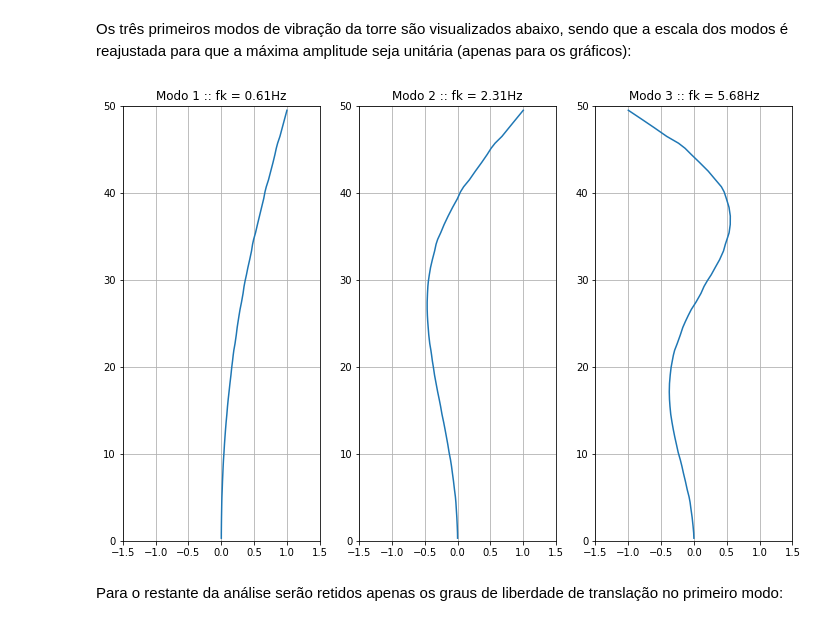
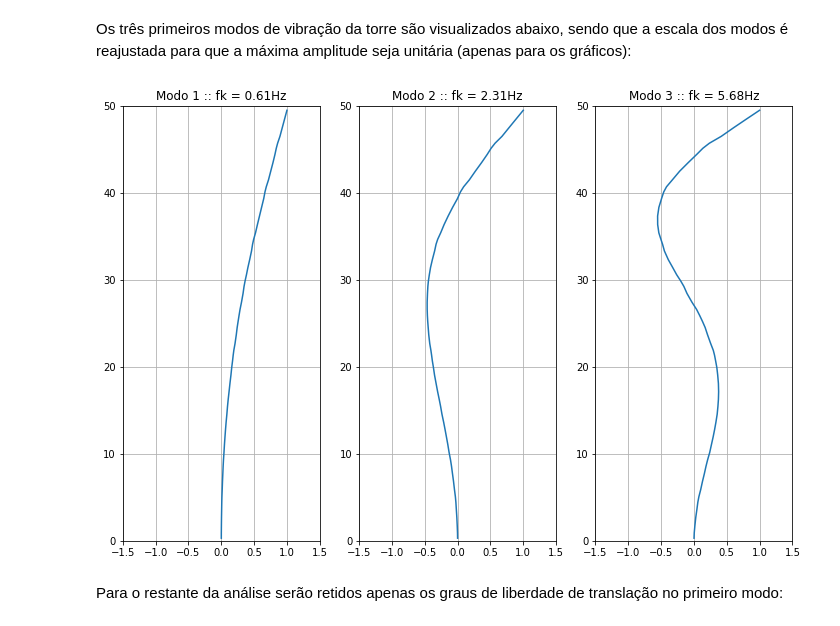
Before and after one commit to mmaiarocha/Tower, a Jupyter notebook: Tower.ipynb, the cells around one changed output. Drawn from its saved outputs; the diff is of its cells as text; code cells hidden in the pictures.

```diff
--- a/Tower.ipynb
+++ b/Tower.ipynb
@@ -317,18 +323,18 @@ Os três primeiros modos de vibração da torre são visualizados abaixo, sendo
 # %%
 plt.figure(2, figsize=(12,8))
 
 for k in range(3):
 
     pk = Phi[0:-1:2,k]        # retem somente a translação
-    pm = np.max(np.abs(pk))   # normaliza máxima amplitude unitária
+    pm = pk[0]                # normaliza máxima amplitude unitária
 
     plt.subplot(1,3,k+1)
     plt.plot(pk/pm, zm)
     plt.axis([-1.5, 1.5, 0, H])
     plt.title('Modo {0} :: fk = {1:4.2f}Hz'.format(k+1,fk[k]))
     plt.grid(True)
 # %% [output]
-[figure, old version]
+[figure, new version]
 # %% [markdown]
 Para o restante da análise serão retidos apenas os graus de liberdade de translação no primeiro modo:
 # %%
```
Also changed, not shown: parts of 6 cells of this notebook.
